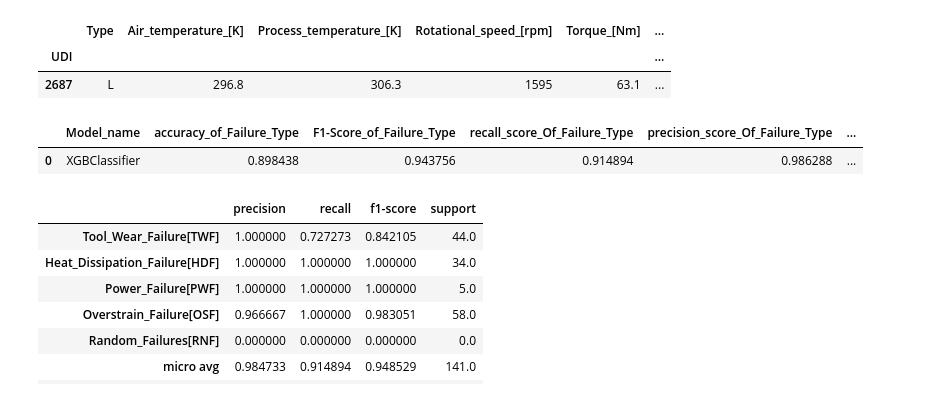
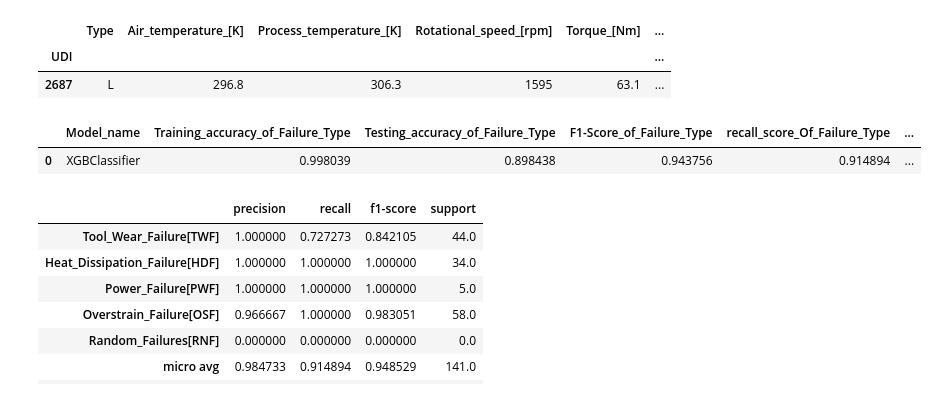
Before and after one commit to abdulrahman0700/Industrial_Predictive_Maintenance_Elevvo_internship, a Jupyter notebook: Notebooks/03_Construct.ipynb, the cells around one changed output. Cells and saved outputs as stored; diff of their text form; code cells hidden in the pictures.

```diff
--- a/Notebooks/03_Construct.ipynb
+++ b/Notebooks/03_Construct.ipynb
@@ -285,23 +337,25 @@ X_test_tf.iloc[124:125,:]
 | UDI |  |  |  |  |  | ... |
 | 2687 | L | 296.8 | 306.3 | 1595 | 63.1 | ... |
 # %%
-predict_tf = model_tf.predict(X_test_tf)
-predict_tf
+test_predict_tf = model_tf.predict(X_test_tf)
+train_predict_tf = model_tf.predict(X_train_tf)
 # %%
-acc_tf = accuracy_score(y_test_tf,predict_tf)
+training_acc_tf = accuracy_score(y_train_tf,train_predict_tf)
+testing_acc_tf = accuracy_score(y_test_tf,test_predict_tf)
 f1_score_tf = f1_score(y_test_tf,predict_tf,average='weighted')
 recall_score_tf = recall_score(y_test_tf,predict_tf,average='weighted')
 precision_score_tf = precision_score(y_test_tf,predict_tf,average='weighted')
 FDR_tf = 1 - precision_score_tf
 
 metrics_Failue_type_table = pd.DataFrame({"Model_name":"XGBClassifier",
-                                          "accuracy_of_Failure_Type":acc_tf,
+                                          "Training_accuracy_of_Failure_Type":training_acc_tf,
+                                          "Testing_accuracy_of_Failure_Type":testing_acc_tf,
                                           "F1-Score_of_Failure_Type":f1_score_tf,
                                           "recall_score_Of_Failure_Type":recall_score_tf,
                                           "precision_score_Of_Failure_Type":precision_score_tf,
                                           "FDR_Of_Failure_Type":FDR_tf},index=[0])
 metrics_Failue_type_table
 # %% [output]
-|  | Model_name | accuracy_of_Failure_Type | F1-Score_of_Failure_Type | recall_score_Of_Failure_Type | precision_score_Of_Failure_Type | ... |
-| 0 | XGBClassifier | 0.898438 | 0.943756 | 0.914894 | 0.986288 | ... |
+|  | Model_name | Training_accuracy_of_Failure_Type | Testing_accuracy_of_Failure_Type | F1-Score_of_Failure_Type | recall_score_Of_Failure_Type | ... |
+| 0 | XGBClassifier | 0.998039 | 0.898438 | 0.943756 | 0.914894 | ... |
 # %%
```
Also changed, not shown: parts of 23 cells of this notebook.
